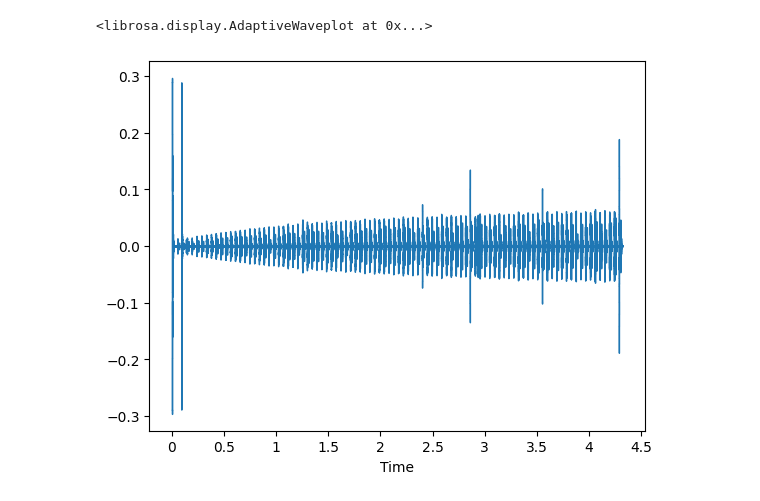
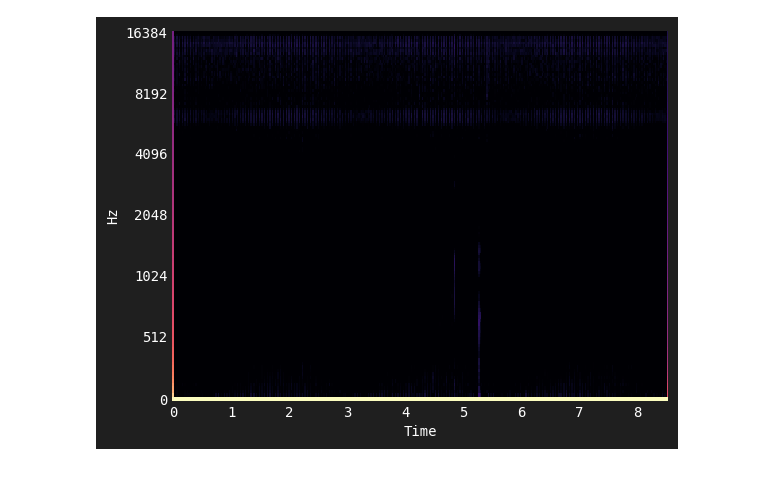
Before and after one commit to filipio/vibroacoustic-analysis, a Jupyter notebook: peaks.ipynb, the cells around one changed output. Cells and saved outputs as stored; diff of their text form; code cells hidden in the pictures.

```diff
--- a/peaks.ipynb
+++ b/peaks.ipynb
@@ -3,4 +3,25 @@ import librosa
 import matplotlib.pyplot as plt
 import numpy as np
 import scipy.signal
+# %%
+def ampspec(y: np.ndarray, sr: int):
+    librosa.display.specshow(
+        librosa.amplitude_to_db(
+            np.abs(librosa.stft(y, hop_length=1024)),
+            ref=np.max
+        ),
+        y_axis='log',
+        x_axis='time',
+        sr=sr
+    )
+
+def melspec(y: np.ndarray, sr: int):
+    mel = librosa.feature.melspectrogram(
+        y=y,
+        sr=sr,
+        n_fft=1024,
+        hop_length=512
+    )
+    mel = librosa.power_to_db(mel, ref=np.max)
+    librosa.display.specshow(mel, y_axis='mel', fmax=16384, x_axis='time')
 # %%
@@ -44 +56,5 @@ librosa.display.specshow(mel, y_axis='mel', fmax=16000, x_axis='time');
+# %%
+melspec(yn, sr)
+# %% [output]
+[figure, added]
 # %%
@@ -51,6 +67 @@ yf = scipy.signal.lfilter(
 )
-# %%
-librosa.display.waveshow(yf)
-# %% [output]
-<librosa.display.AdaptiveWaveplot at 0x...>
-[figure, removed]
```
Also changed, not shown: parts of 17 cells of this notebook, 4 other files.
